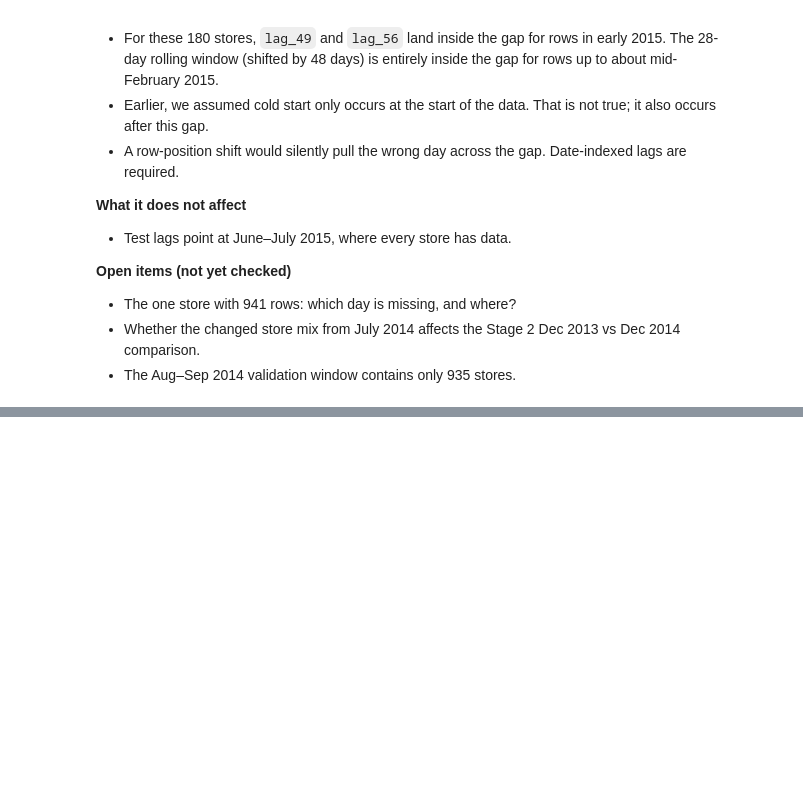
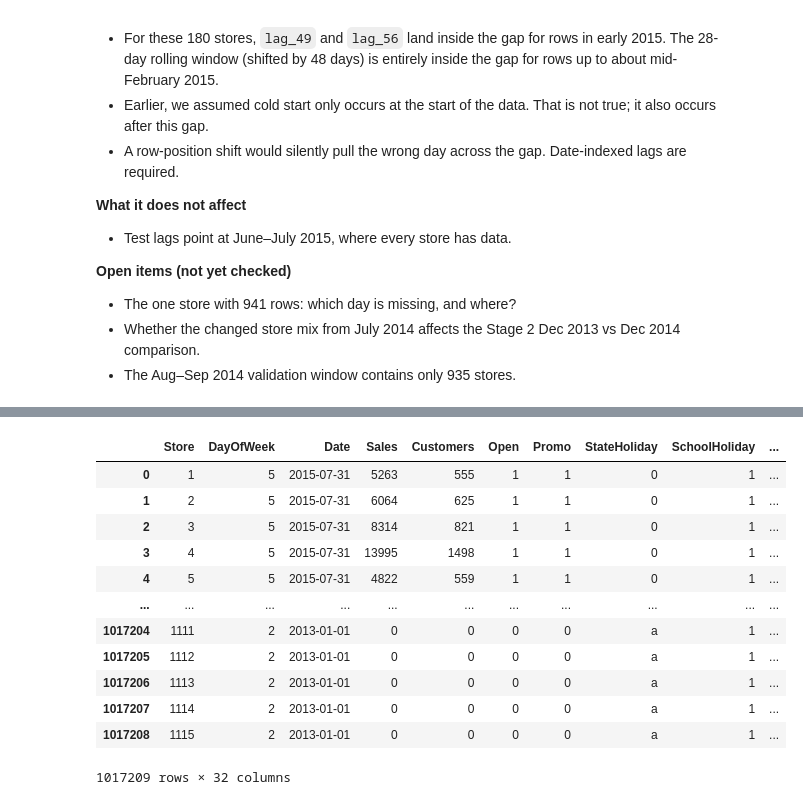
Before and after one commit to Aliraza-Amjad-Shaikh/demand-lens, a Jupyter notebook: notebooks/03_feature_engineering.ipynb, the cells around one changed output, grey strips where cells are left out. Drawn from its saved outputs; the diff is of its cells as text; code cells hidden in the pictures; blank space fills up the shorter version.

```diff
--- a/notebooks/03_feature_engineering.ipynb
+++ b/notebooks/03_feature_engineering.ipynb
@@ -546,3 +546,32 @@ dtype: int64
 - The one store with 941 rows: which day is missing, and where?
 - Whether the changed store mix from July 2014 affects the Stage 2 Dec 2013 vs Dec 2014 comparison.
 - The Aug–Sep 2014 validation window contains only 935 stores.
+# %%
+full_idx = pd.date_range(train['Date'].min(), test['Date'].max())
+
+wide = (train.assign(S=train['Sales'].where(train['Open'] == 1))
+        .pivot(index='Date', columns='Store', values='S').reindex(full_idx))
+
+present = (train.assign(P=1).pivot(index='Date', columns='Store', values='P')
+           .reindex(full_idx).fillna(0))
+# %%
+grids = {
+    'lag_49': wide.shift(49),
+    'lag_56': wide.shift(56),
+    'roll_mean_28': wide.shift(48).rolling(28, min_periods=1).mean(),
+    'p49': present.shift(49).fillna(0),
+    'p56': present.shift(56).fillna(0),
+    'pwin': present.shift(48).rolling(28).sum().fillna(0),
+}
+# %%
+feats = None
+
+for name, g in grids.items():
+    long = g.rename_axis('Date').reset_index().melt(id_vars='Date', var_name='Store', value_name=name)
+    feats = long if feats is None else feats.merge(long, on=['Date', 'Store'])
+
+feats['hist_absent'] = ((feats['p49'] == 0) | (feats['p56'] == 0) | (feats['pwin'] < 28)).astype(int)
+# %%
+feats = feats[['Date', 'Store', 'lag_49', 'lag_56', 'roll_mean_28', 'hist_absent']]
+
+feats.head()
@@ -548,0 +598,26 @@ dtype: int64
+# %%
+n_tr, n_te = len(train), len(test)
+
+cols = ['lag_49', 'lag_56', 'roll_mean_28', 'hist_absent', 'cold_open']
+
+train = train.drop(columns=cols, errors='ignore').merge(feats, on=['Store', 'Date'], how='left')
+
+test = test.drop(columns=cols, errors='ignore').merge(feats, on=['Store', 'Date'], how='left')
+
+assert len(train) == n_tr and len(test) == n_te
+
+train
+# %% [output]
+|  | Store | DayOfWeek | Date | Sales | Customers | Open | Promo | StateHoliday | SchoolHoliday | ... |
+| 0 | 1 | 5 | 2015-07-31 | 5263 | 555 | 1 | 1 | 0 | 1 | ... |
+| 1 | 2 | 5 | 2015-07-31 | 6064 | 625 | 1 | 1 | 0 | 1 | ... |
+| 2 | 3 | 5 | 2015-07-31 | 8314 | 821 | 1 | 1 | 0 | 1 | ... |
+| 3 | 4 | 5 | 2015-07-31 | 13995 | 1498 | 1 | 1 | 0 | 1 | ... |
+| 4 | 5 | 5 | 2015-07-31 | 4822 | 559 | 1 | 1 | 0 | 1 | ... |
+| ... | ... | ... | ... | ... | ... | ... | ... | ... | ... | ... |
+| 1017204 | 1111 | 2 | 2013-01-01 | 0 | 0 | 0 | 0 | a | 1 | ... |
+| 1017205 | 1112 | 2 | 2013-01-01 | 0 | 0 | 0 | 0 | a | 1 | ... |
+| 1017206 | 1113 | 2 | 2013-01-01 | 0 | 0 | 0 | 0 | a | 1 | ... |
+| 1017207 | 1114 | 2 | 2013-01-01 | 0 | 0 | 0 | 0 | a | 1 | ... |
+| 1017208 | 1115 | 2 | 2013-01-01 | 0 | 0 | 0 | 0 | a | 1 | ... |
+1017209 rows × 32 columns
```
Also changed, not shown: parts of 26 cells of this notebook.
